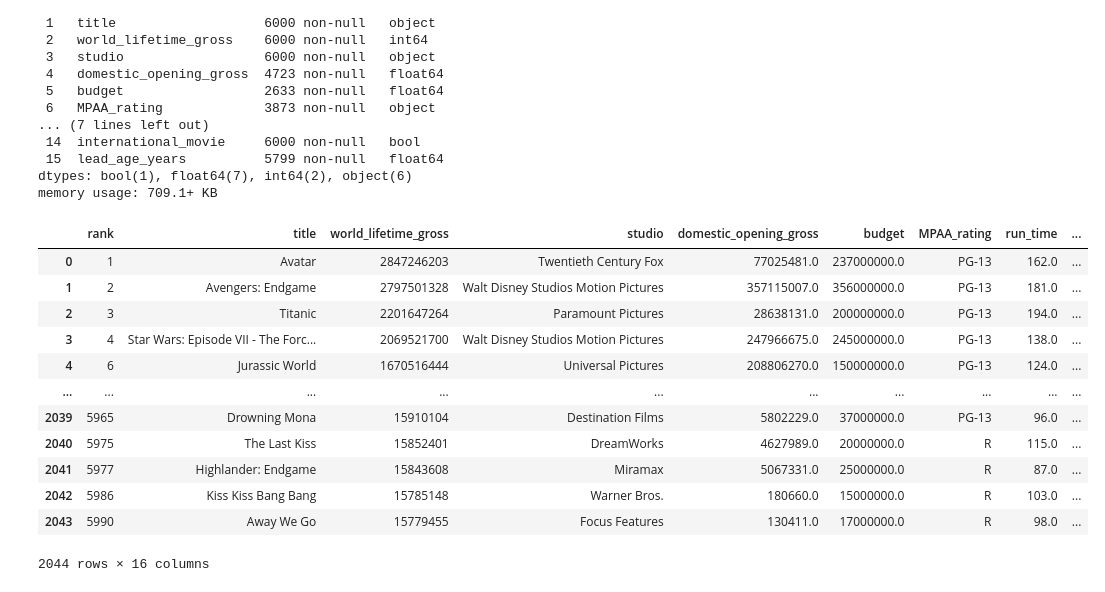
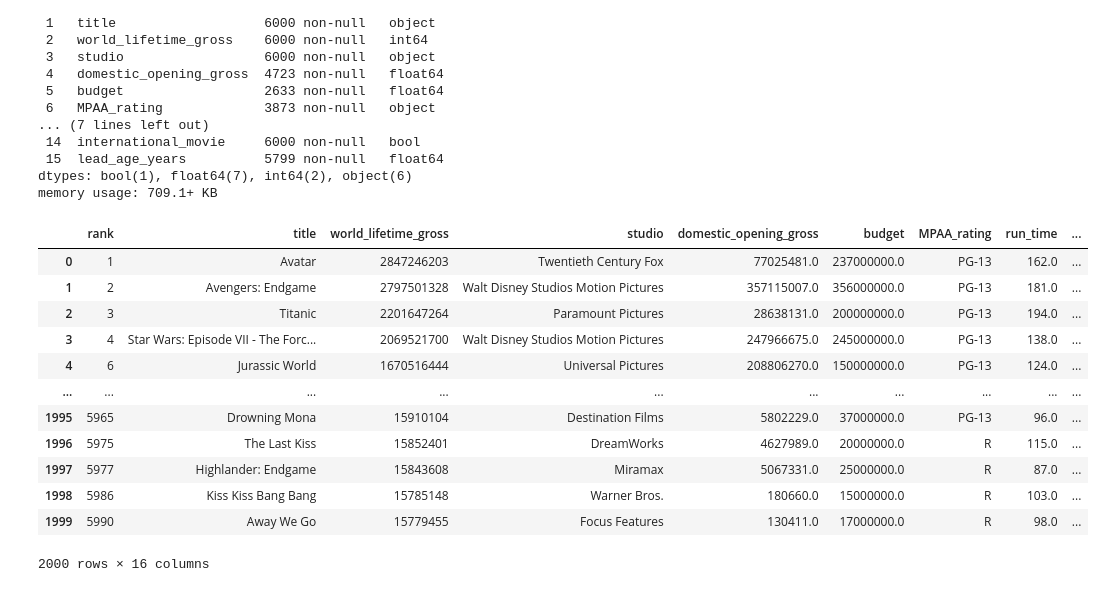
Before and after one commit to hmlewis-astro/imdb_movie_gross, a Jupyter notebook: eda_imdb.ipynb, the cells around one changed output. Cells and saved outputs as stored; diff of their text form; code cells hidden in the pictures.

```diff
--- a/eda_imdb.ipynb
+++ b/eda_imdb.ipynb
@@ -64,7 +64,7 @@ imdb_df[imdb_df['domestic_lifetime_gross'].isna()].head()
 imdb_df['domestic_lifetime_gross'] = imdb_df['domestic_lifetime_gross'].fillna(0).astype(int)
 
 # for films with no studio listed, set nans to 'Other'
-imdb_df['studio'] = imdb_df['studio'].fillna('Other').astype(str)
+imdb_df['studio'] = imdb_df['studio'].fillna('Other studio').astype(str)
 # %%
 # calculate ratio of domestic to international gross, use as proxy for domestic vs. international film
 imdb_df['domestic_pct_international'] = imdb_df['domestic_lifetime_gross'] / imdb_df['international_lifetime_gross']
@@ -198,22 +198,22 @@ dtypes: bool(1), float64(7), int64(2), object(6)
 memory usage: 709.1+ KB
 # %%
 # drop rows with nan domestic opening, budget, audience score, tomatometer, or lead age
-imdb_df.dropna(subset=['domestic_opening_gross', 'budget', 'audience_score', 'tomatometer', 'lead_age_years'], inplace=True)
+imdb_df.dropna(subset=['domestic_opening_gross', 'budget', 'run_time', 'audience_score', 'tomatometer', 'lead_age_years'], inplace=True)
 imdb_df.reset_index(drop=True)
 # %% [output]
 |  | rank | title | world_lifetime_gross | studio | domestic_opening_gross | budget | MPAA_rating | run_time | ... |
 | 0 | 1 | Avatar | 2847246203 | Twentieth Century Fox | 77025481.0 | 237000000.0 | PG-13 | 162.0 | ... |
 | 1 | 2 | Avengers: Endgame | 2797501328 | Walt Disney Studios Motion Pictures | 357115007.0 | 356000000.0 | PG-13 | 181.0 | ... |
 | 2 | 3 | Titanic | 2201647264 | Paramount Pictures | 28638131.0 | 200000000.0 | PG-13 | 194.0 | ... |
 | 3 | 4 | Star Wars: Episode VII - The Forc... | 2069521700 | Walt Disney Studios Motion Pictures | 247966675.0 | 245000000.0 | PG-13 | 138.0 | ... |
 | 4 | 6 | Jurassic World | 1670516444 | Universal Pictures | 208806270.0 | 150000000.0 | PG-13 | 124.0 | ... |
 | ... | ... | ... | ... | ... | ... | ... | ... | ... | ... |
-| 2039 | 5965 | Drowning Mona | 15910104 | Destination Films | 5802229.0 | 37000000.0 | PG-13 | 96.0 | ... |
-| 2040 | 5975 | The Last Kiss | 15852401 | DreamWorks | 4627989.0 | 20000000.0 | R | 115.0 | ... |
-| 2041 | 5977 | Highlander: Endgame | 15843608 | Miramax | 5067331.0 | 25000000.0 | R | 87.0 | ... |
-| 2042 | 5986 | Kiss Kiss Bang Bang | 15785148 | Warner Bros. | 180660.0 | 15000000.0 | R | 103.0 | ... |
-| 2043 | 5990 | Away We Go | 15779455 | Focus Features | 130411.0 | 17000000.0 | R | 98.0 | ... |
+| 1995 | 5965 | Drowning Mona | 15910104 | Destination Films | 5802229.0 | 37000000.0 | PG-13 | 96.0 | ... |
+| 1996 | 5975 | The Last Kiss | 15852401 | DreamWorks | 4627989.0 | 20000000.0 | R | 115.0 | ... |
+| 1997 | 5977 | Highlander: Endgame | 15843608 | Miramax | 5067331.0 | 25000000.0 | R | 87.0 | ... |
+| 1998 | 5986 | Kiss Kiss Bang Bang | 15785148 | Warner Bros. | 180660.0 | 15000000.0 | R | 103.0 | ... |
+| 1999 | 5990 | Away We Go | 15779455 | Focus Features | 130411.0 | 17000000.0 | R | 98.0 | ... |
-2044 rows × 16 columns
+2000 rows × 16 columns
 # %%
 # dataset is relatively unbalanced in the lead actor gender
 print('Number of movies with male leads:', sum(imdb_df['lead_is_female'] == False), '(~{:.1f}%)'.format(100.0*sum(imdb_df['lead_is_female'] == False)/len(imdb_df)))
```
Also changed, not shown: parts of 16 cells of this notebook, 30 other files.
